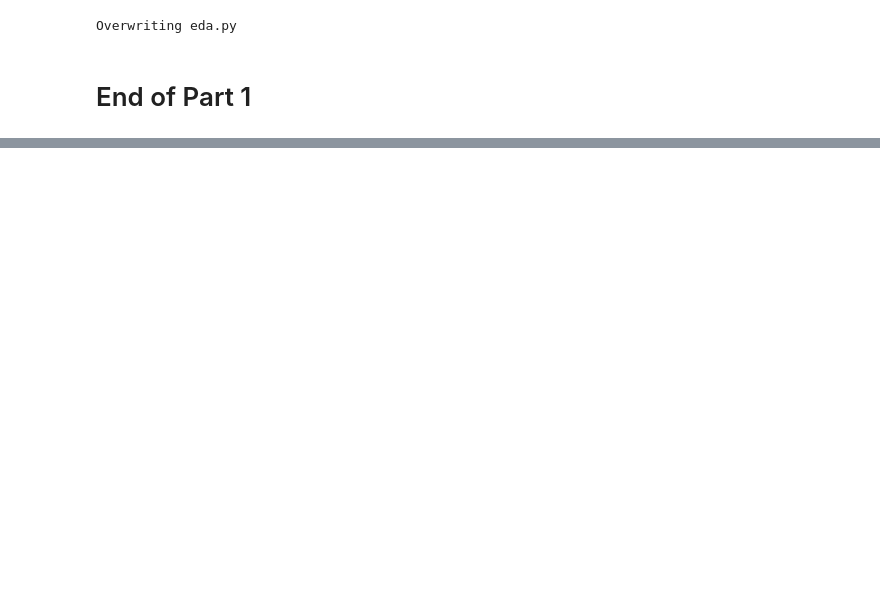
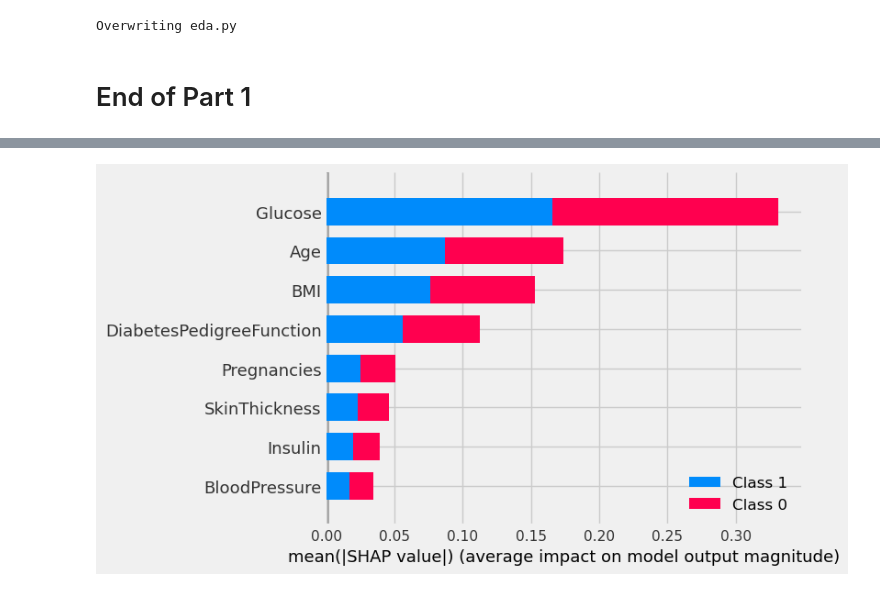
Before and after one commit to Chakrish-kristam/ml, a Jupyter notebook: End to End Machine Learning With Deployment.ipynb, the cells around one changed output, grey strips where cells are left out. Drawn from its saved outputs; the diff is of its cells as text; code cells hidden in the pictures; blank space fills up the shorter version.

```diff
--- a/End to End Machine Learning With Deployment.ipynb
+++ b/End to End Machine Learning With Deployment.ipynb
@@ -395,0 +535,6 @@ pwd
+# %%
+## Refit KNN for K=16  ----- Look in the above plot where test and train accuracies are parallel
+knn=KNeighborsClassifier(n_neighbors=16)
+knn.fit(x_train,y_train)
+y_pred=knn.predict(x_test)
+print_metrics(y_pred,y_test,'KNN')
@@ -395,0 +605,3 @@ pwd
+# %%
+rfc = RandomForestClassifier()
+rfc.fit(x_train,y_train)
@@ -395,0 +610,14 @@ pwd
+# %%
+# optimize the model using GridSearchCV
+param_grid={
+    'n_estimators':[100,150,200,250,300],
+    'min_samples_leaf':range(1,5,1),
+    'min_samples_split':range(2,10,2),
+    'max_depth':[1,2,3,4,5],
+    'criterion':['entropy','gini']
+}
+n_folds=3
+cv=GridSearchCV(estimator=rfc, param_grid=param_grid,cv=n_folds,
+               n_jobs=-1, verbose=5,return_train_score=False)
+cv.fit(x_train, y_train)
+cv.best_score_
@@ -395,0 +657,10 @@ pwd
+# %%
+X= data.drop("Outcome",axis=1)
+# %%
+# Feature importance/model interpretation
+import shap
+value=shap.TreeExplainer(rfc).shap_values(x_test)
+shap.summary_plot(value,x_train,plot_type='bar',
+                 feature_names=X.columns)
+# %% [output]
+[figure, added]
```
Also changed, not shown: parts of 28 cells of this notebook, 2 other files.
